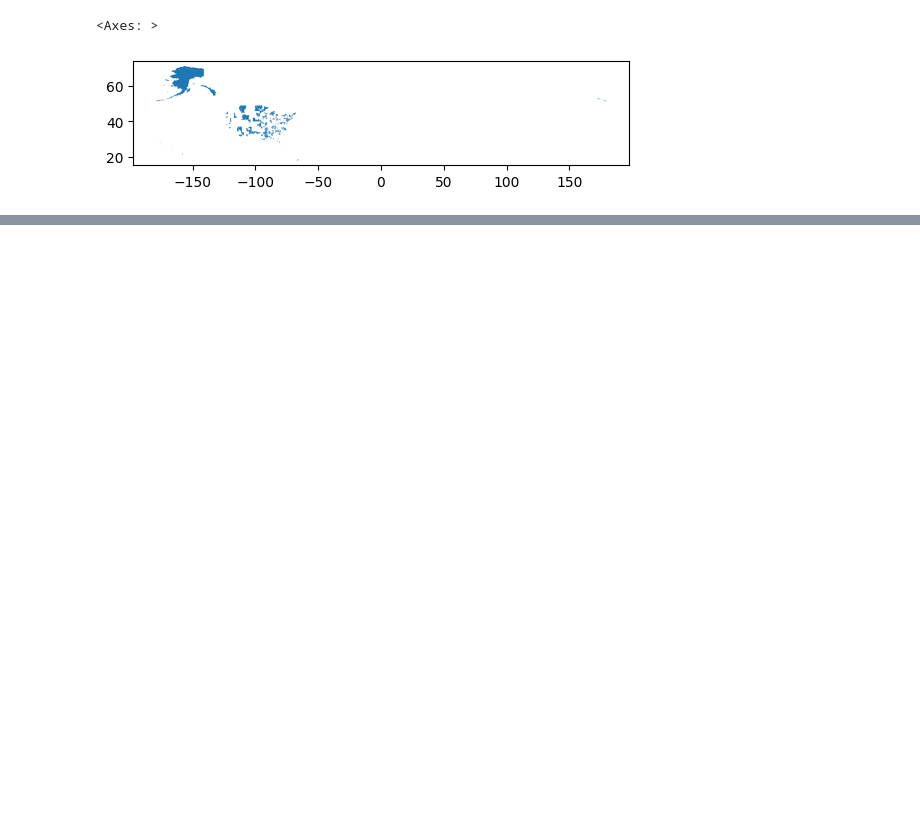
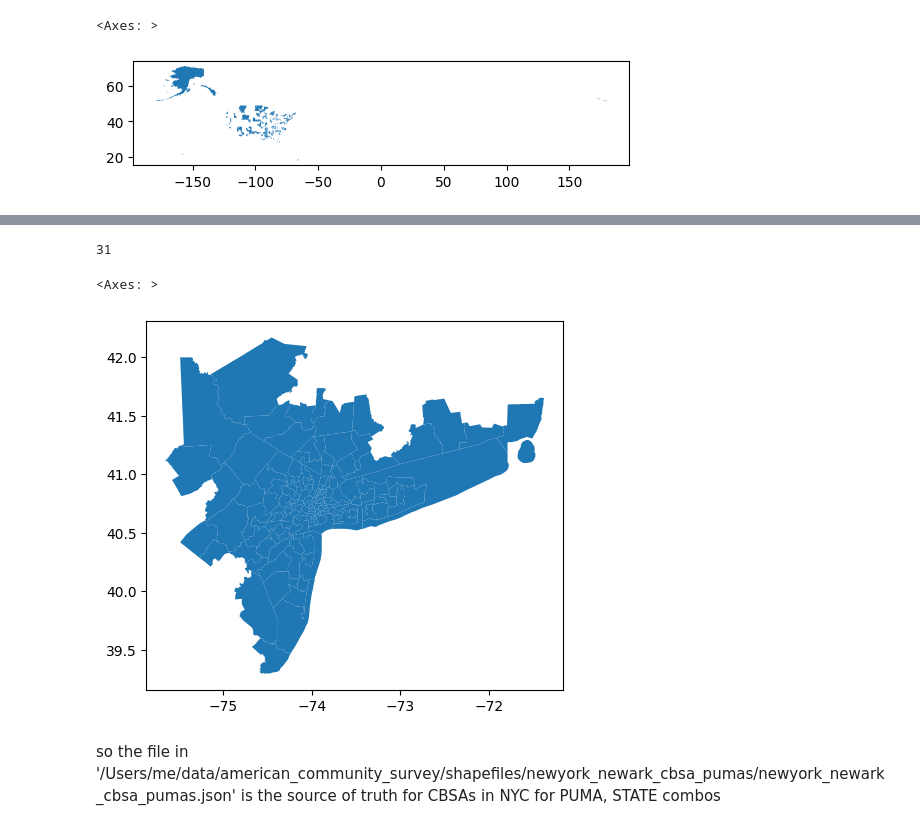
Before and after one commit to jaanli/exploring_american_community_survey_data, a Jupyter notebook: notebooks/link_public_use_microdata_areas_over_decades.ipynb, the cells around one changed output, grey strips where cells are left out. Drawn from its saved outputs; the diff is of its cells as text; code cells hidden in the pictures; blank space fills up the shorter version.

```diff
--- a/notebooks/link_public_use_microdata_areas_over_decades.ipynb
+++ b/notebooks/link_public_use_microdata_areas_over_decades.ipynb
@@ -234,0 +321,34 @@ gdf[gdf['PUMACE20'].isin(nyc_cbsa_pumas)].plot()
+# %%
+len(not_original)
+# %% [output]
+31
+# %%
+# Ensure states and pumas lists are of the same length
+assert len(states) == len(pumas), "States and PUMAs lists must have the same length"
+
+# Create a list of (state, puma) tuples
+state_puma_pairs = list(zip(states, pumas))
+
+# Prepare an empty DataFrame to store matched rows
+gdf_matched_unique = []
+
+# Iterate over each (state, puma) pair
+for state, puma in state_puma_pairs:
+    # Filter gdf for the current pair
+    temp_df = gdf[(gdf['STATEFP20'] == state) & (gdf['PUMACE20'] == puma)]
+
+    # If multiple rows match, select a row based on a criterion
+    # Here, we simply take the first occurrence using `.iloc[0]`
+    # Note: You should define the selection criterion based on your data's context
+    if not temp_df.empty:
+        gdf_matched_unique.append(temp_df)
+
+# Reset index of the final DataFrame
+gdf_matched_unique = pd.concat(gdf_matched_unique).reset_index(drop=True)
+# %%
+gdf_matched_unique.plot()
+# %% [output]
+<Axes: >
+[figure, added]
+# %% [markdown]
+so the file in '/Users/me/data/american_community_survey/shapefiles/newyork_newark_cbsa_pumas/newyork_newark_cbsa_pumas.json' is the source of truth for CBSAs in NYC for PUMA, STATE combos
```
Also changed, not shown: parts of 44 cells of this notebook, 6 other files.
